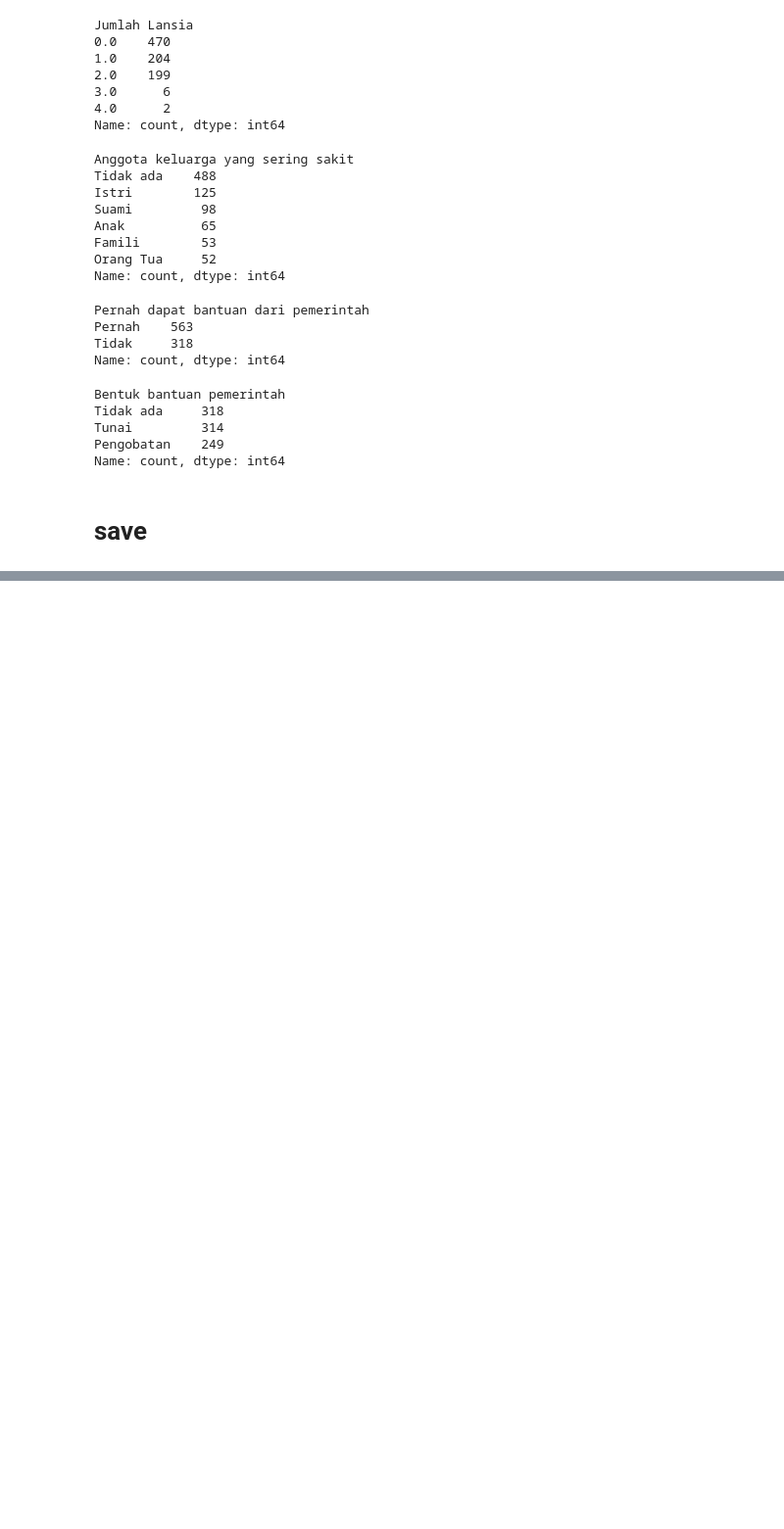
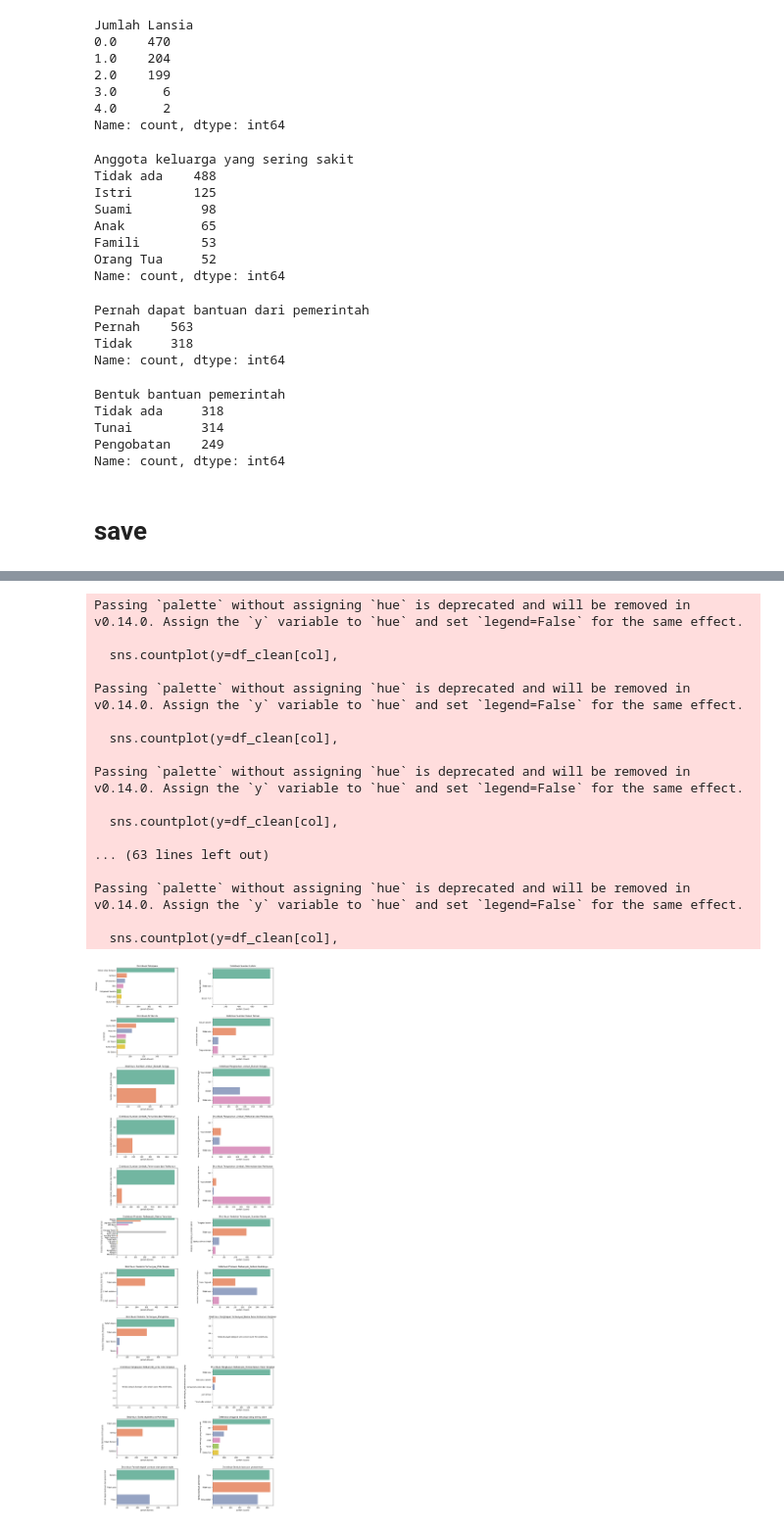
Before and after one commit to hldfiadn/rumah-tangga-mbkp, a Jupyter notebook: (new) profil desa/cleaning-version2.ipynb, the cells around one changed output, grey strips where cells are left out. Shown at 98% size. Cells and saved outputs as stored; diff of their text form; code cells hidden in the pictures; blank space fills up the shorter version.

```diff
--- a/(new) profil desa/cleaning-version2.ipynb
+++ b/(new) profil desa/cleaning-version2.ipynb
@@ -3066,0 +3153,79 @@ df_clean.to_csv("data_cleaned_version2.csv", index=False)
+# %%
+import matplotlib.pyplot as plt
+import seaborn as sns
+import pandas as pd
+import math
+
+# ASUMSI: df adalah DataFrame Anda
+
+# Tentukan daftar kolom kategorikal yang ingin Anda plot
+# (Ini harus Anda definisikan berdasarkan analisis data Anda)
+categorical_cols = [
+    'Pekerjaan', 'Sumber Listrik', 'Air Bersih', 'Sumber Pakan Ternak',
+    'Sumber Limbah_Rumah Tangga', 'Pengolahan Limbah_Rumah Tangga',
+    'Sumber Limbah_Pertanian dan Perkebunan', 'Pengolahan Limbah_Pertanian dan Perkebunan',
+    'Sumber Limbah_Peternakan dan Perikanan', 'Pengolahan Limbah_Peternakan dan Perikanan',
+    'Produksi Terbanyak_Nama Tanaman', 'Produksi Terbanyak_Sumber Benih',
+    'Produksi Terbanyak_Pola Tanam', 'Produksi Terbanyak_Sistem Budidaya',
+    'Produksi Terbanyak_Pengairan', 'Tangkapan Terbanyak_Nama Area Perikanan Tangkap',
+    'Tangkapan Terbanyak_Jenis Ikan Tangkap', 'Tangkapan Terbanyak_Pemanfaatan Hasil Tangkap',
+    'Balita diperiksa di Posyandu', 'Anggota keluarga yang sering sakit',
+    'Pernah dapat bantuan dari pemerintah', 'Bentuk bantuan pemerintah'
+]
+
+# Tentukan layout plot, sama seperti kode numerik Anda
+cols = 2
+rows = math.ceil(len(categorical_cols) / cols)
+
+# Buat subplot
+fig, axes = plt.subplots(rows, cols, figsize=(15, rows * 4))
+axes = axes.flatten()
+
+# Loop untuk membuat Count Plot
+# Perubahan utama: sns.histplot diganti dengan sns.countplot, dan menggunakan y= untuk horizontal bars.
+for i, col in enumerate(categorical_cols):
+    # Pastikan jumlah kategori tidak terlalu banyak (misal: maks 20 kategori unik)
+    if df[col].nunique() <= 20:
+
+        # Menggunakan countplot untuk distribusi kategori
+        sns.countplot(y=df_clean[col],
+                      ax=axes[i],
+                      palette='Set2',
+                      order=df[col].value_counts().index)
+
+        axes[i].set_title(f"Distribusi {col}")
+        axes[i].set_ylabel(col, fontsize=10) # Label sumbu Y menjadi nama kolom
+        axes[i].set_xlabel("Jumlah (Count)", fontsize=10)
+
+    else:
+        # Jika kategori terlalu banyak, beri pesan
+        axes[i].set_title(f"Distribusi {col}", fontsize=12)
+        axes[i].text(0.5, 0.5, 'Terlalu banyak kategori unik untuk Count Plot sederhana.',
+                     horizontalalignment='center', verticalalignment='center', transform=axes[i].transAxes)
+
+# Sembunyikan subplot yang tidak terpakai
+# Perhatikan bahwa 'i' di sini adalah indeks terakhir dari loop
+for j in range(i + 1, len(axes)):
+    fig.delaxes(axes[j])
+
+plt.tight_layout(pad=3)
+plt.show()
+# %% [output]
+Passing `palette` without assigning `hue` is deprecated and will be removed in v0.14.0. Assign the `y` variable to `hue` and set `legend=False` for the same effect.
+
+  sns.countplot(y=df_clean[col],
+
+Passing `palette` without assigning `hue` is deprecated and will be removed in v0.14.0. Assign the `y` variable to `hue` and set `legend=False` for the same effect.
+
+  sns.countplot(y=df_clean[col],
+
+Passing `palette` without assigning `hue` is deprecated and will be removed in v0.14.0. Assign the `y` variable to `hue` and set `legend=False` for the same effect.
+
+  sns.countplot(y=df_clean[col],
+
+... (63 lines left out)
+
+Passing `palette` without assigning `hue` is deprecated and will be removed in v0.14.0. Assign the `y` variable to `hue` and set `legend=False` for the same effect.
+
+  sns.countplot(y=df_clean[col],
+[figure, added]
```
Also changed, not shown: parts of 8 cells of this notebook, 31 other files.
